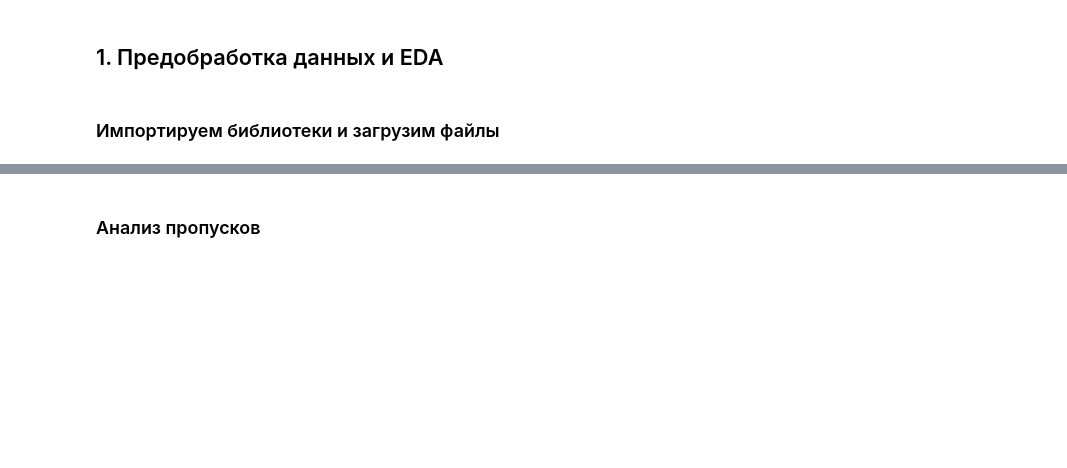
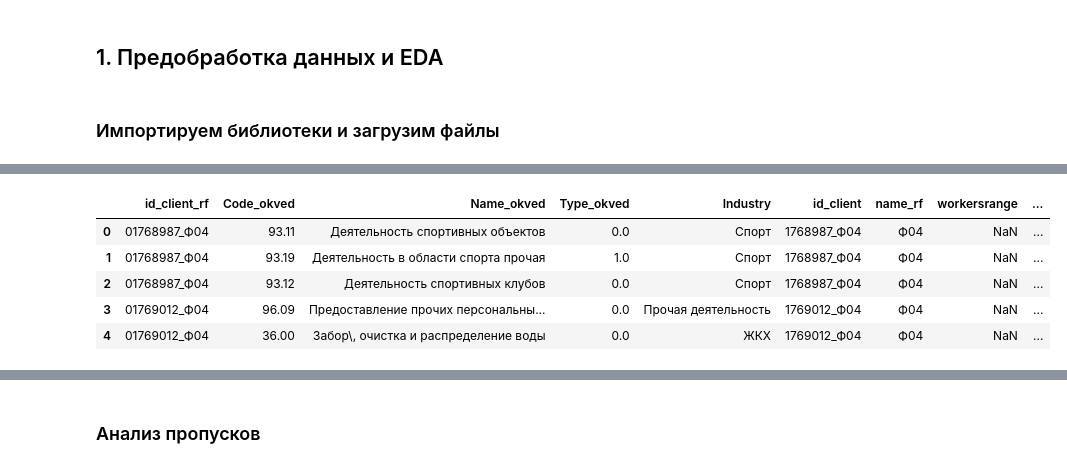
Before and after one commit to abakhmetev/Hackathon_RTK, a Jupyter notebook: Hakaton_Anna.ipynb, the cells around one changed output, grey strips where cells are left out. Saved outputs shown, nothing was run; the diff lists cells and outputs as text; code cells hidden in the pictures; blank space fills up the shorter version.

```diff
--- a/Hakaton_Anna.ipynb
+++ b/Hakaton_Anna.ipynb
@@ -87,0 +412,6 @@ from sklearn.decomposition import PCA
+# %%
+base_info_client['workersrange_is_known'] = [1 ]
+# %%
+base_info_client['workersrange_is_less_then_5'] = []
+# %%
+base_info_client['workersrange_is_more_then_5'] = []
@@ -87,0 +444,4 @@ from sklearn.decomposition import PCA
+# %%
+final_data_predict = final_list.merge(okved_industry_client, how='left', on='id_client_rf' )\
+                  .merge(base_info_client, how='left', on='id_client_rf')\
+                  .merge(address_client, how='left', on='id_client_rf')
@@ -87,0 +468,9 @@ from sklearn.decomposition import PCA
+# %%
+final_data_predict.head()
+# %% [output]
+|  | id_client_rf | Code_okved | Name_okved | Type_okved | Industry | id_client | name_rf | workersrange | ... |
+| 0 | 01768987_Ф04 | 93.11 | Деятельность спортивных объектов | 0.0 | Спорт | 1768987_Ф04 | Ф04 | NaN | ... |
+| 1 | 01768987_Ф04 | 93.19 | Деятельность в области спорта прочая | 1.0 | Спорт | 1768987_Ф04 | Ф04 | NaN | ... |
+| 2 | 01768987_Ф04 | 93.12 | Деятельность спортивных клубов | 0.0 | Спорт | 1768987_Ф04 | Ф04 | NaN | ... |
+| 3 | 01769012_Ф04 | 96.09 | Предоставление прочих персональны... | 0.0 | Прочая деятельность | 1769012_Ф04 | Ф04 | NaN | ... |
+| 4 | 01769012_Ф04 | 36.00 | Забор\, очистка и распределение воды | 0.0 | ЖКХ | 1769012_Ф04 | Ф04 | NaN | ... |
```
Also changed, not shown: parts of 30 cells of this notebook.
